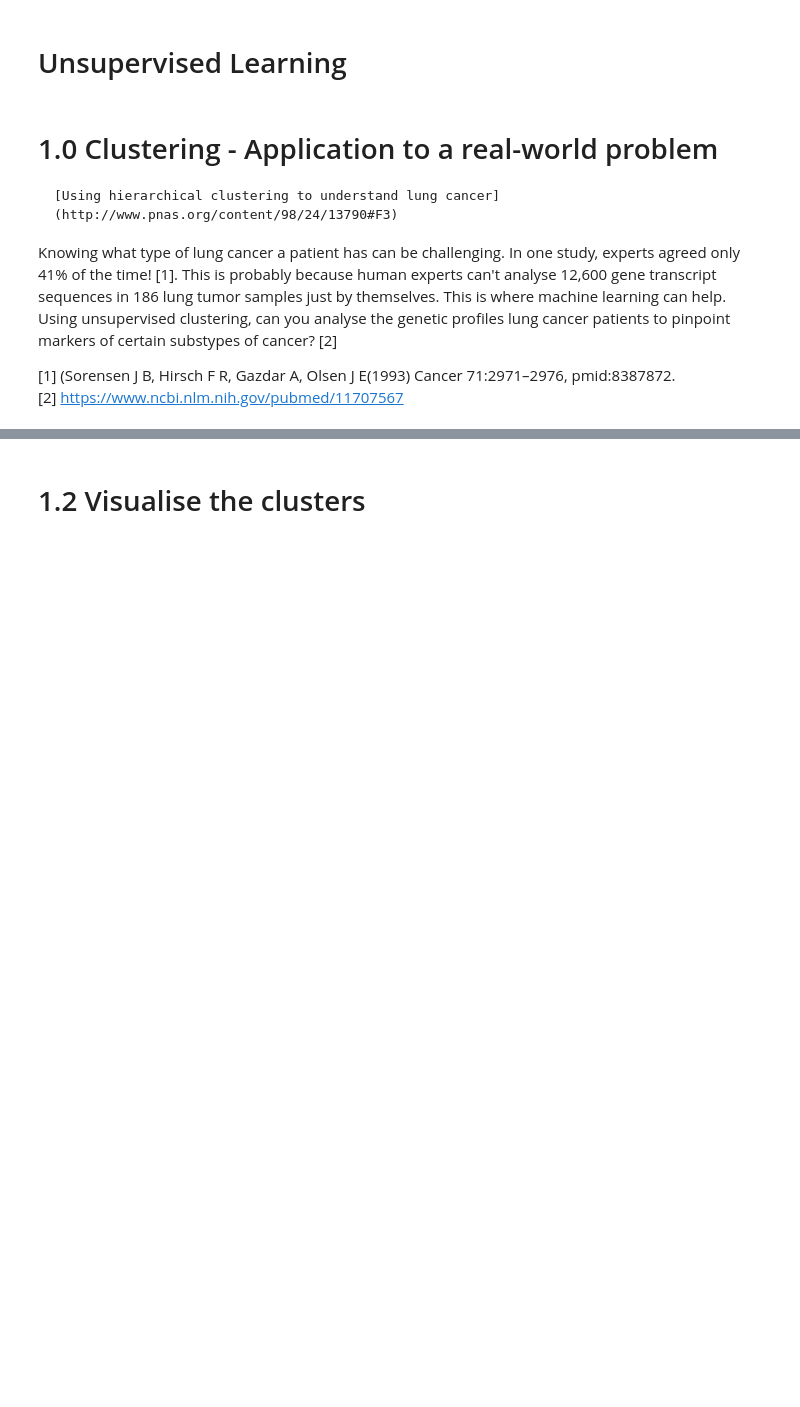
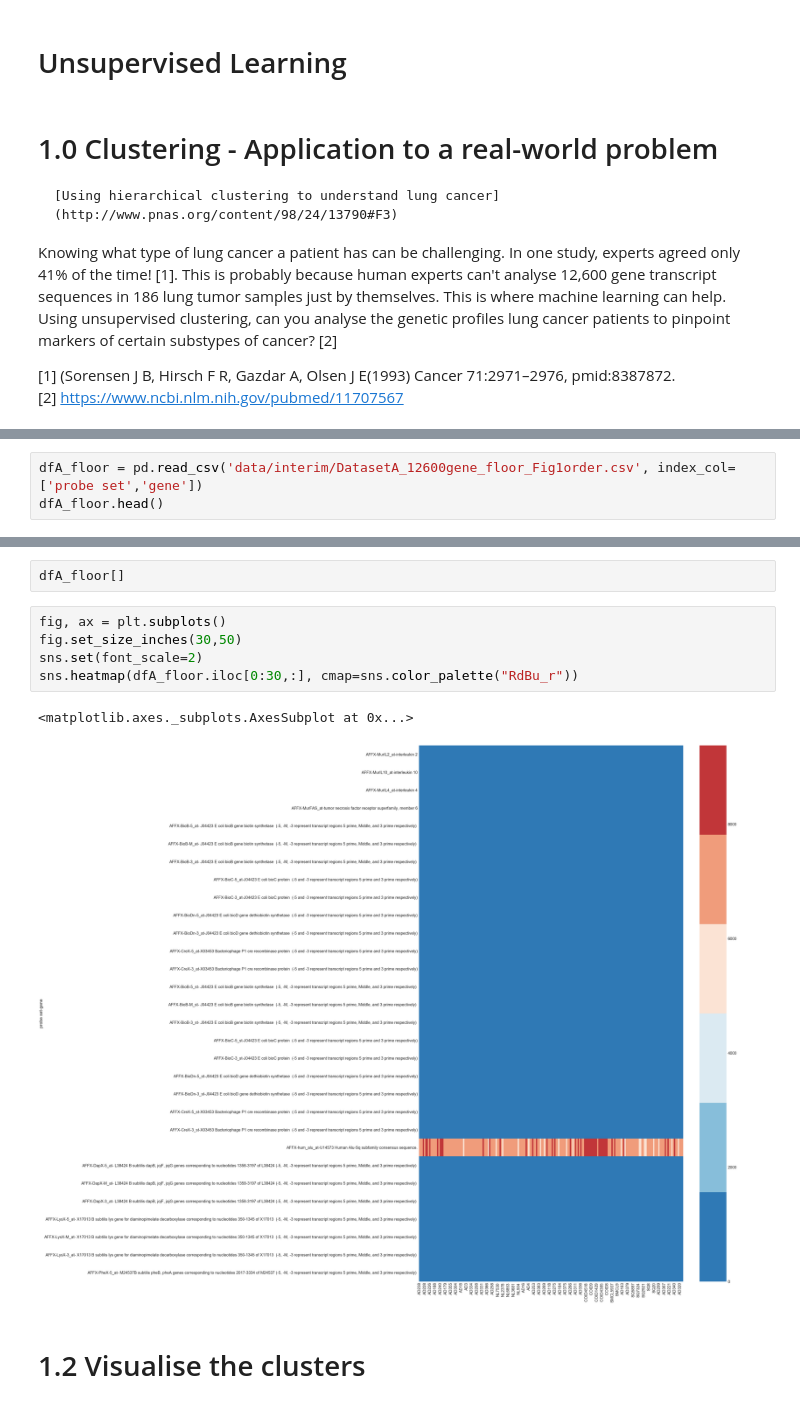
Before and after one commit to jeannefukumaru/aiap_02_unsupervised, a Jupyter notebook: clustering_cancer.ipynb, the cells around one changed output, grey strips where cells are left out. Cells and saved outputs as stored; diff of their text form; blank space fills up the shorter version.

```diff
--- a/clustering_cancer.ipynb
+++ b/clustering_cancer.ipynb
@@ -108,0 +58,3 @@ heatmap.export('awesome_heatmap_plot.png')
+# %%
+dfA_floor = pd.read_csv('data/interim/DatasetA_12600gene_floor_Fig1order.csv', index_col=['probe set','gene'])
+dfA_floor.head()
@@ -109,3 +70,13 @@ heatmap.export('awesome_heatmap_plot.png')
+# %%
+dfA_floor[]
+# %%
+fig, ax = plt.subplots()
+fig.set_size_inches(30,50)
+sns.set(font_scale=2)
+sns.heatmap(dfA_floor.iloc[0:30,:], cmap=sns.color_palette("RdBu_r"))
+# %% [output]
+<matplotlib.axes._subplots.AxesSubplot at 0x...>
+[figure, added]
 # %% [markdown]
 # 1.2 Visualise the clusters
 # %%
```
Also changed, not shown: parts of 22 cells of this notebook, 1 other file.
